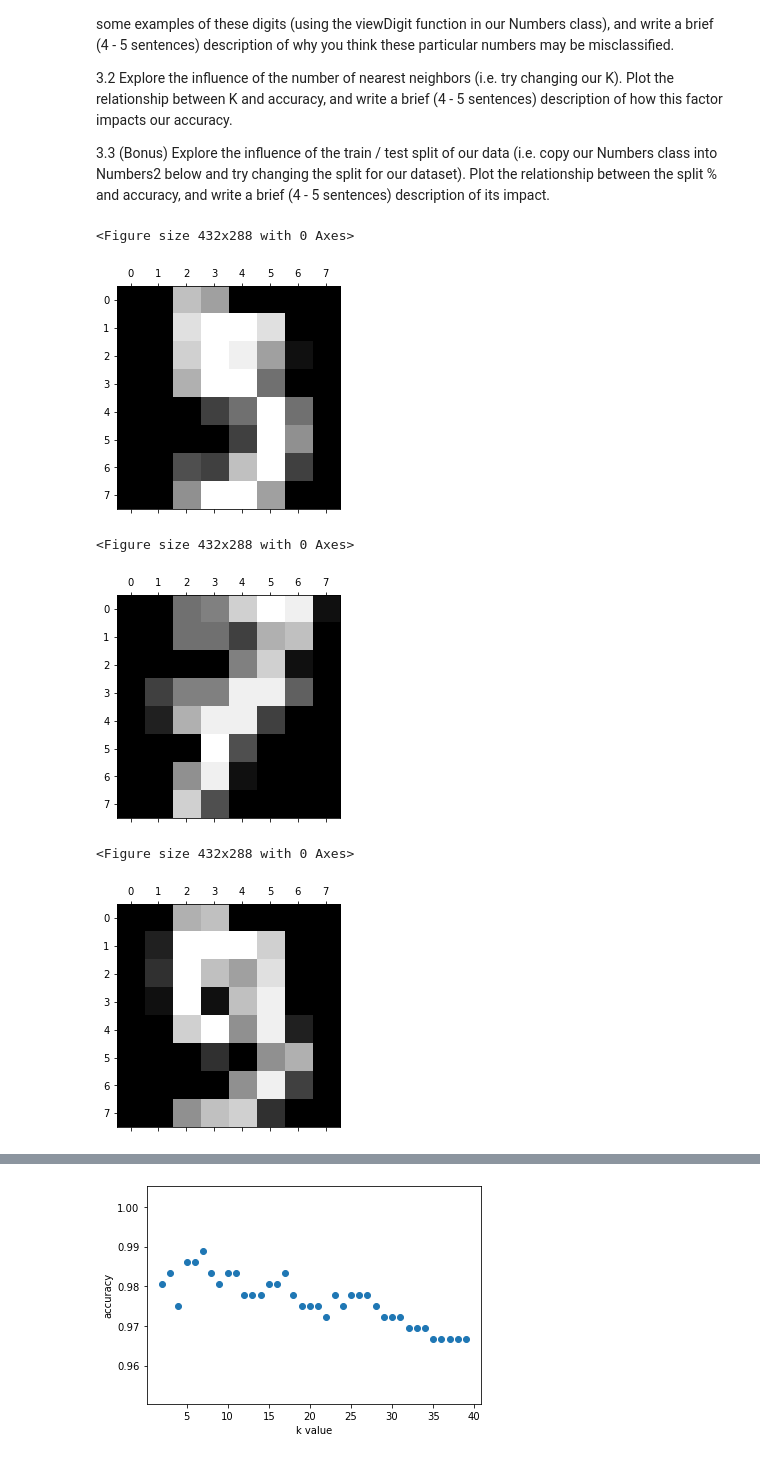
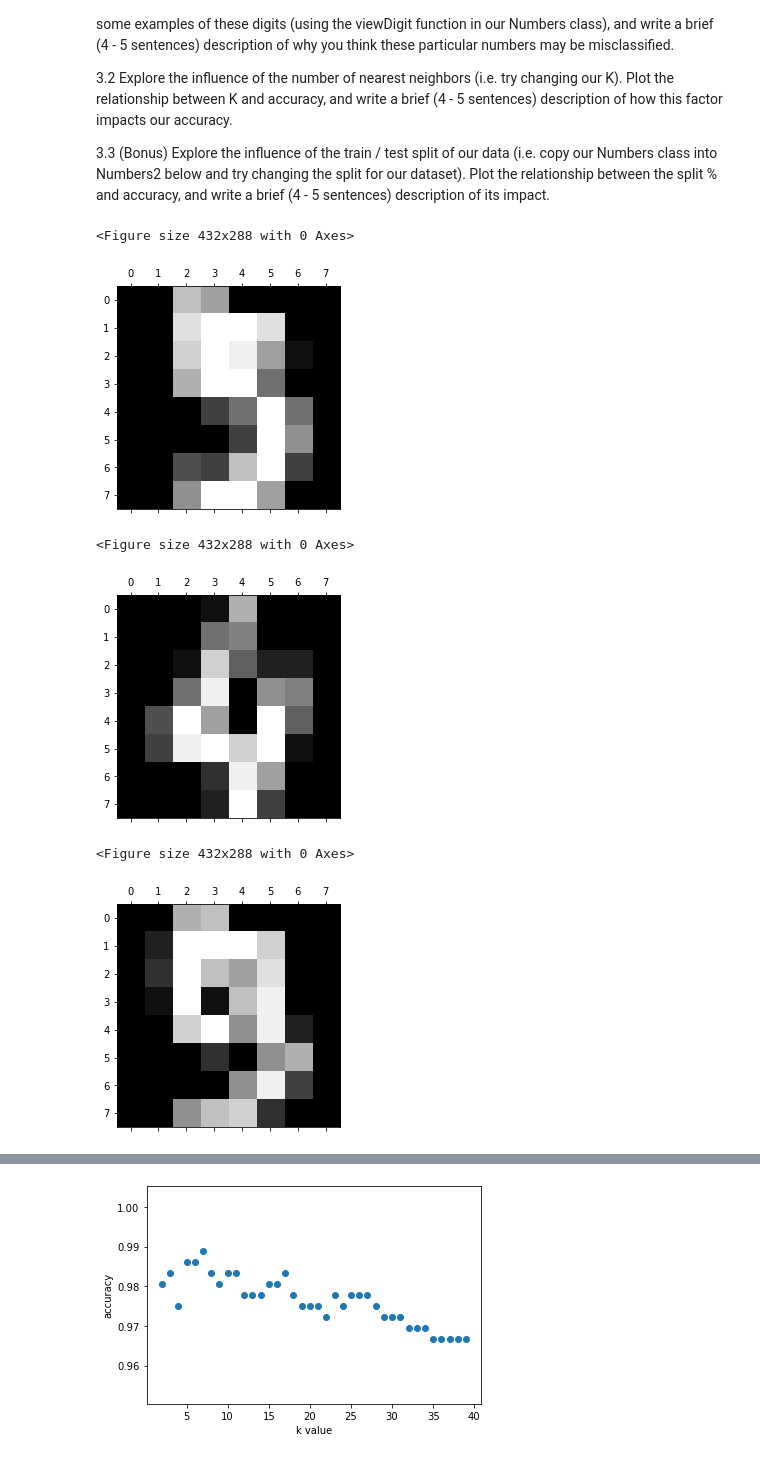
Before and after one commit to tech3371/ml_class, a Jupyter notebook: PS1_TenzinChoedon.ipynb, the cells around one changed output, grey strips where cells are left out. Drawn from its saved outputs; the diff is of its cells as text; code cells hidden in the pictures.

```diff
--- a/PS1_TenzinChoedon.ipynb
+++ b/PS1_TenzinChoedon.ipynb
@@ -351,16 +351,17 @@ Yes, we saw above that our classifier didn't work perfectly. Let's explore that
 # %%
 #BEGIN 3.1a
 #TODO: Print out problem class images
 # prints misclassified digits image
+digits = sklearn.datasets.load_digits()
 test.viewDigit(digits['images'][5])
-test.viewDigit(digits['images'][7])
+test.viewDigit(digits['images'][4])
+
 test.viewDigit(digits['images'][9])
-
 #END 3.1a
 # %% [output]
 <Figure size 432x288 with 0 Axes>
 [figure]
 <Figure size 432x288 with 0 Axes>
-[figure, old version]
+[figure, new version]
 <Figure size 432x288 with 0 Axes>
 [figure]
```
Also changed, not shown: parts of 6 cells of this notebook.
